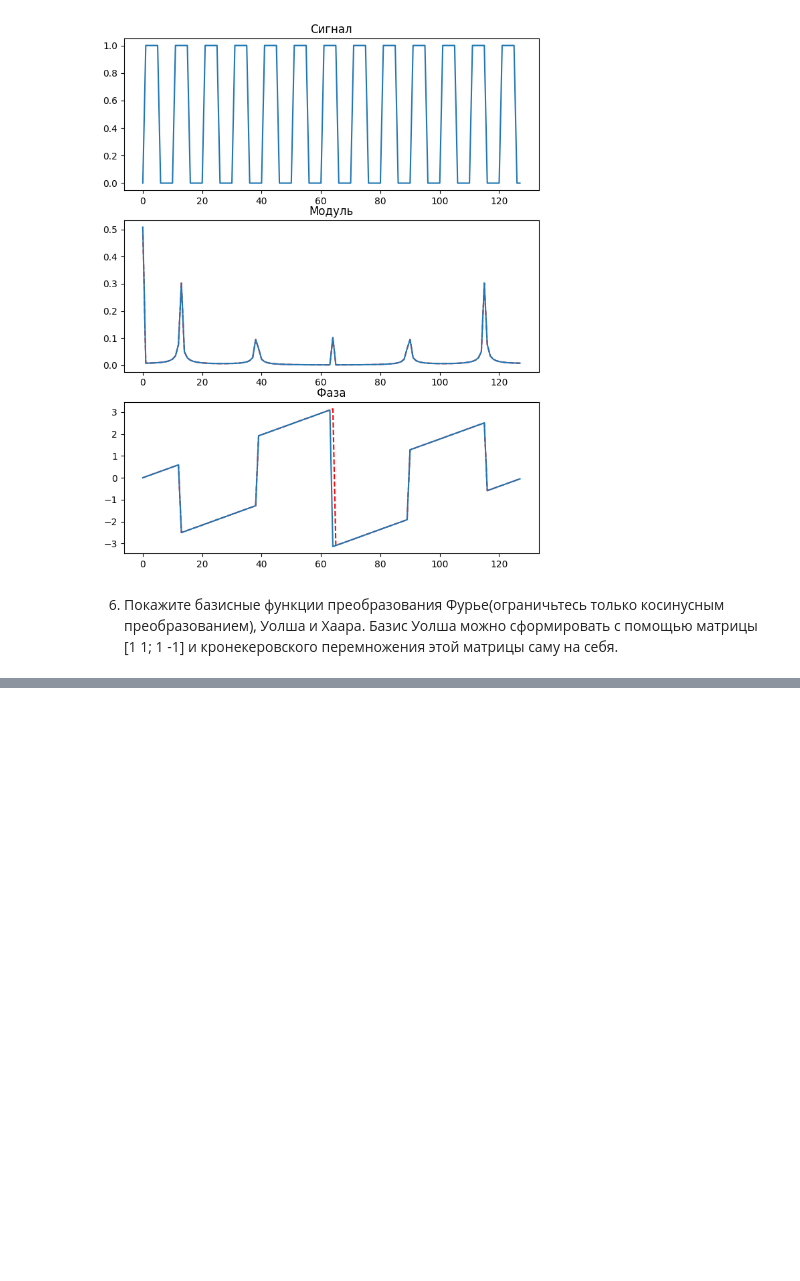
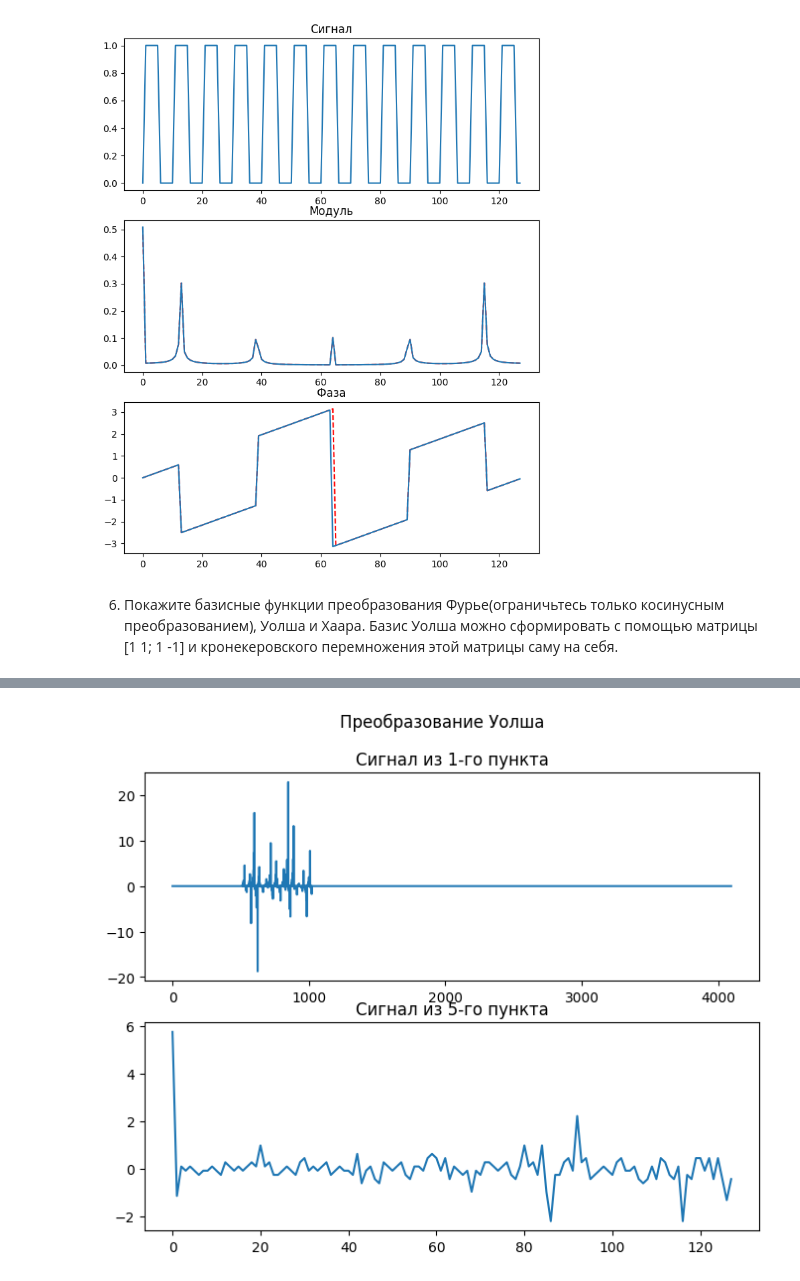
Before and after one commit to Filip-GG/MOTS, a Jupyter notebook: 3/main.ipynb, the cells around one changed output, grey strips where cells are left out. Cells and saved outputs as stored; diff of their text form; code cells hidden in the pictures; blank space fills up the shorter version.

```diff
--- a/3/main.ipynb
+++ b/3/main.ipynb
@@ -272,0 +303,9 @@ haara([1,  1,  1,  1,  1,  1,  1,  1])
+# %%
+fig = plt.figure()
+fig.set_size_inches((8, 6))
+fig.suptitle('Преобразование Уолша')
+get_len(hadamard_transform(torch.Tensor(f1)), fig, 211, 'Сигнал из 1-го пункта')
+get_len(hadamard_transform(torch.Tensor(xf5)), fig, 212, 'Сигнал из 5-го пункта')
+fig.show()
+# %% [output]
+[figure, added]
```
Also changed, not shown: parts of 28 cells of this notebook, 10 other files.
